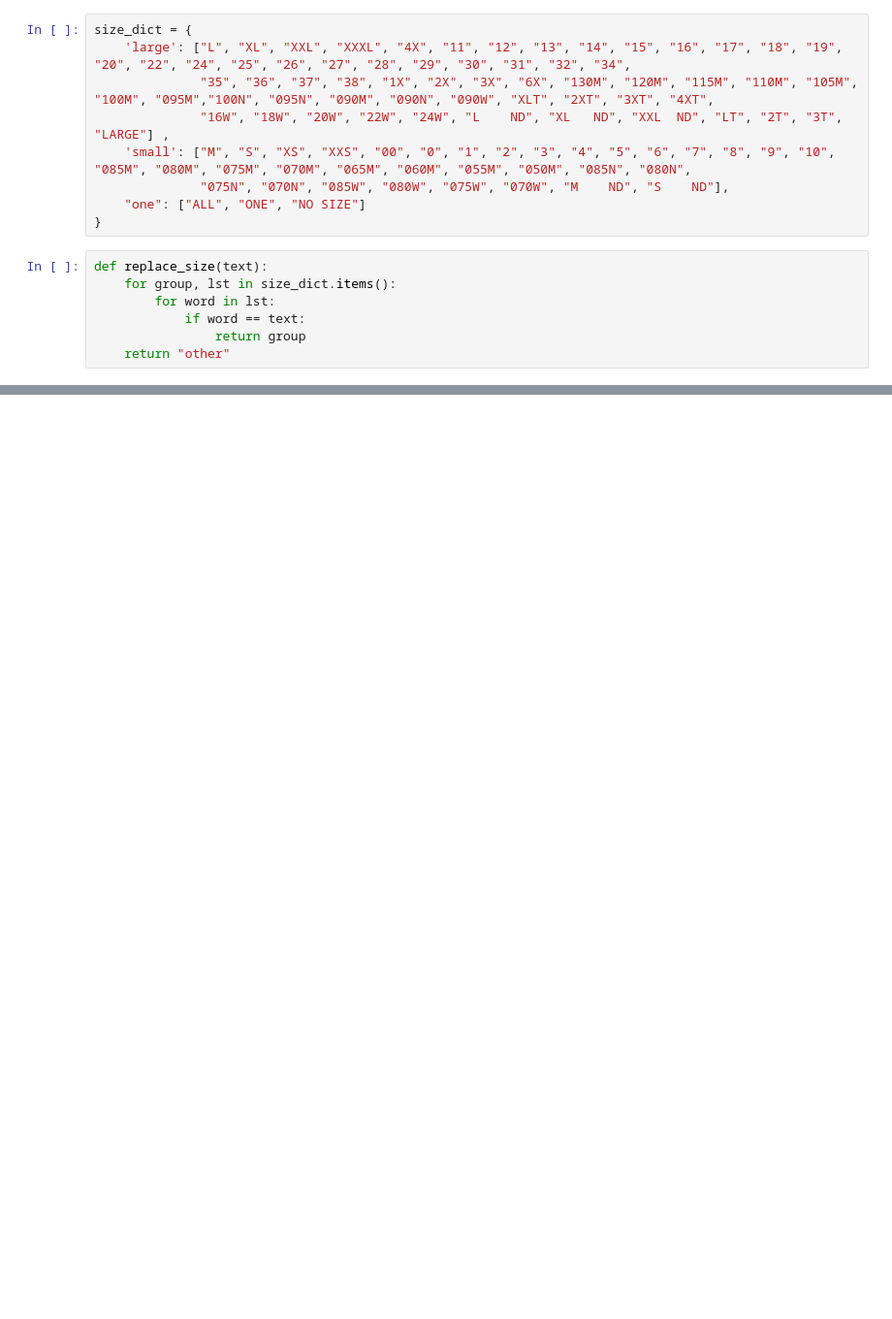
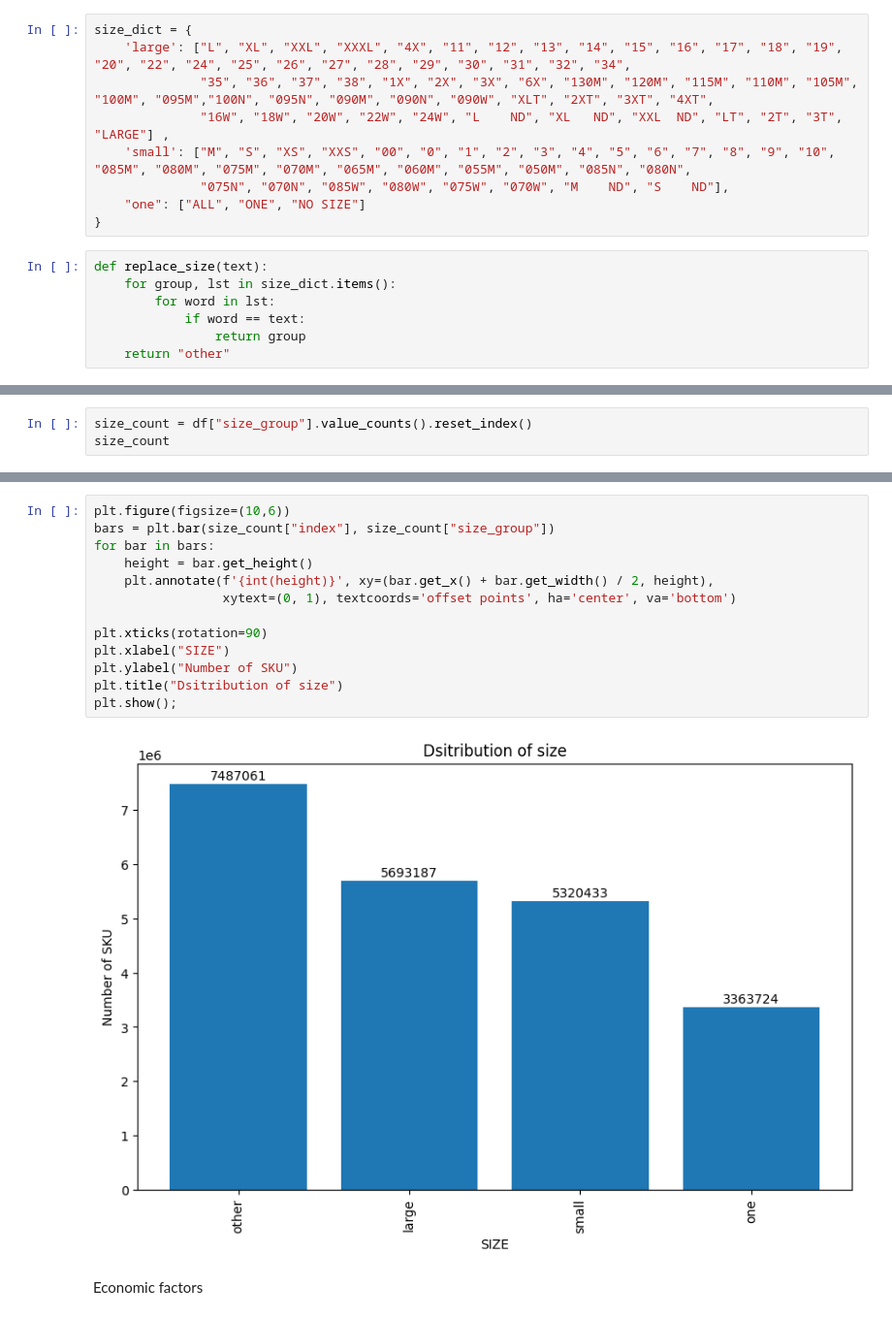
Before and after one commit to Marklong7/Dillard_return_forecasting, a Jupyter notebook: features.ipynb, the cells around one changed output, grey strips where cells are left out. Shown: that part at 97% size. Drawn from its saved outputs; the diff is of its cells as text; blank space fills up the shorter version.

```diff
--- a/features.ipynb
+++ b/features.ipynb
@@ -186,0 +202,3 @@ df.head()
+# %%
+size_count = df["size_group"].value_counts().reset_index()
+size_count
@@ -186,0 +211,17 @@ df.head()
+# %%
+plt.figure(figsize=(10,6))
+bars = plt.bar(size_count["index"], size_count["size_group"])
+for bar in bars:
+    height = bar.get_height()
+    plt.annotate(f'{int(height)}', xy=(bar.get_x() + bar.get_width() / 2, height),
+                 xytext=(0, 1), textcoords='offset points', ha='center', va='bottom')
+
+plt.xticks(rotation=90)
+plt.xlabel("SIZE")
+plt.ylabel("Number of SKU")
+plt.title("Dsitribution of size")
+plt.show();
+# %% [output]
+[figure, added]
+# %% [markdown]
+Economic factors
```
Also changed, not shown: parts of 42 cells of this notebook.
